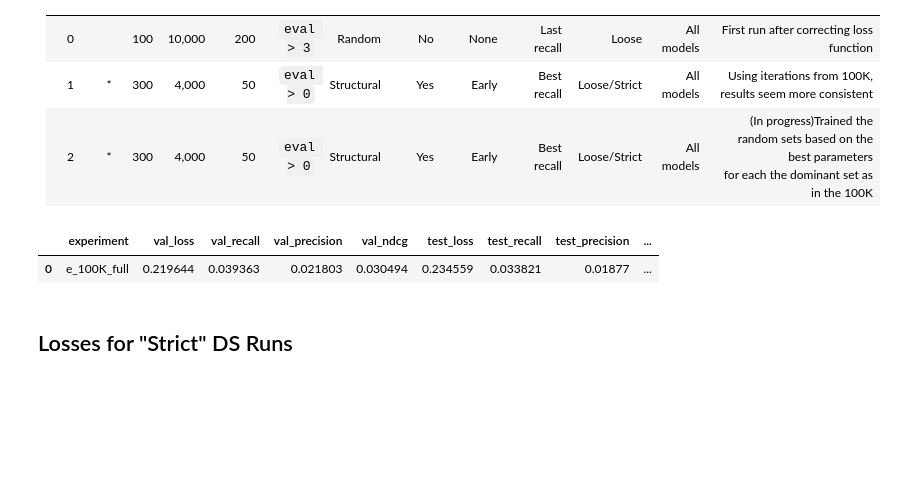
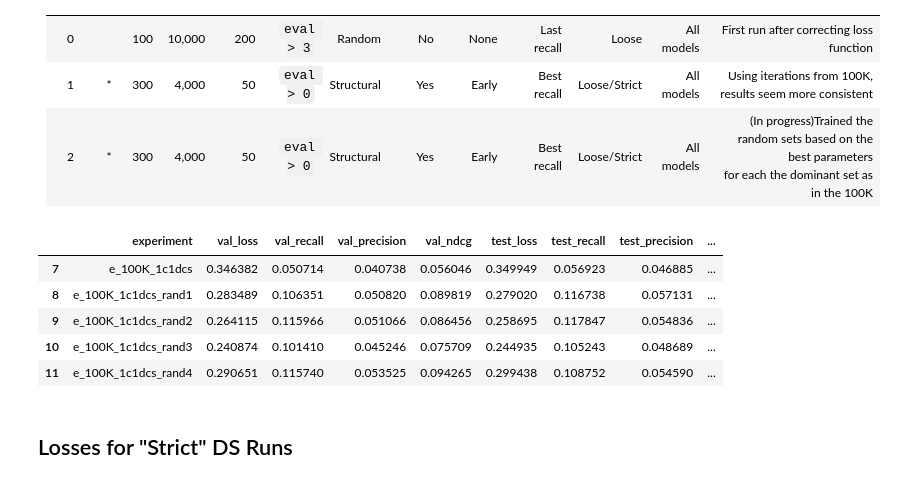
Before and after one commit to paco23ch/gnn-ds, a Jupyter notebook: experiment_analysis.ipynb, the cells around one changed output. Saved outputs shown, nothing was run; the diff lists cells and outputs as text; code cells hidden in the pictures; blank space fills up the shorter version.

```diff
--- a/experiment_analysis.ipynb
+++ b/experiment_analysis.ipynb
@@ -59,11 +58,15 @@ version=''
 # %%
 df = pd.read_parquet(f'{version}{exp_name}.parquet')
 df = df.sort_values('experiment', ascending=True)
 eval_at_epochs = df['epochs_per_eval'].unique()[0]
-df
+df.head()
 # %% [output]
 |  | experiment | val_loss | val_recall | val_precision | val_ndcg | test_loss | test_recall | test_precision | ... |
-| 0 | e_100K_full | 0.219644 | 0.039363 | 0.021803 | 0.030494 | 0.234559 | 0.033821 | 0.01877 | ... |
+| 7 | e_100K_1c1dcs | 0.346382 | 0.050714 | 0.040738 | 0.056046 | 0.349949 | 0.056923 | 0.046885 | ... |
+| 8 | e_100K_1c1dcs_rand1 | 0.283489 | 0.106351 | 0.050820 | 0.089819 | 0.279020 | 0.116738 | 0.057131 | ... |
+| 9 | e_100K_1c1dcs_rand2 | 0.264115 | 0.115966 | 0.051066 | 0.086456 | 0.258695 | 0.117847 | 0.054836 | ... |
+| 10 | e_100K_1c1dcs_rand3 | 0.240874 | 0.101410 | 0.045246 | 0.075709 | 0.244935 | 0.105243 | 0.048689 | ... |
+| 11 | e_100K_1c1dcs_rand4 | 0.290651 | 0.115740 | 0.053525 | 0.094265 | 0.299438 | 0.108752 | 0.054590 | ... |
 # %% [markdown]
 ## Losses for "Strict" DS Runs
 # %%
```
Also changed, not shown: parts of 19 cells of this notebook, 39 other files.
